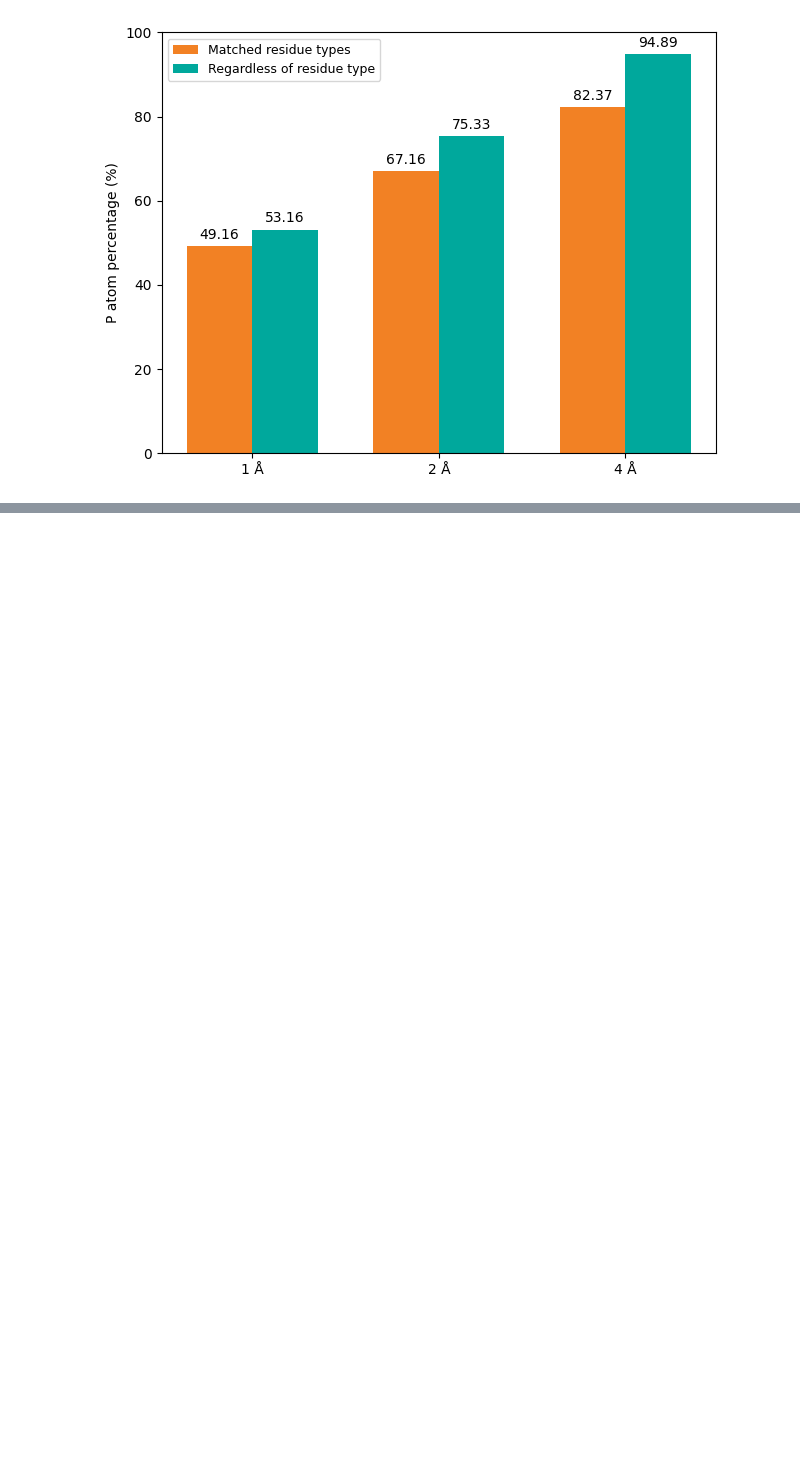
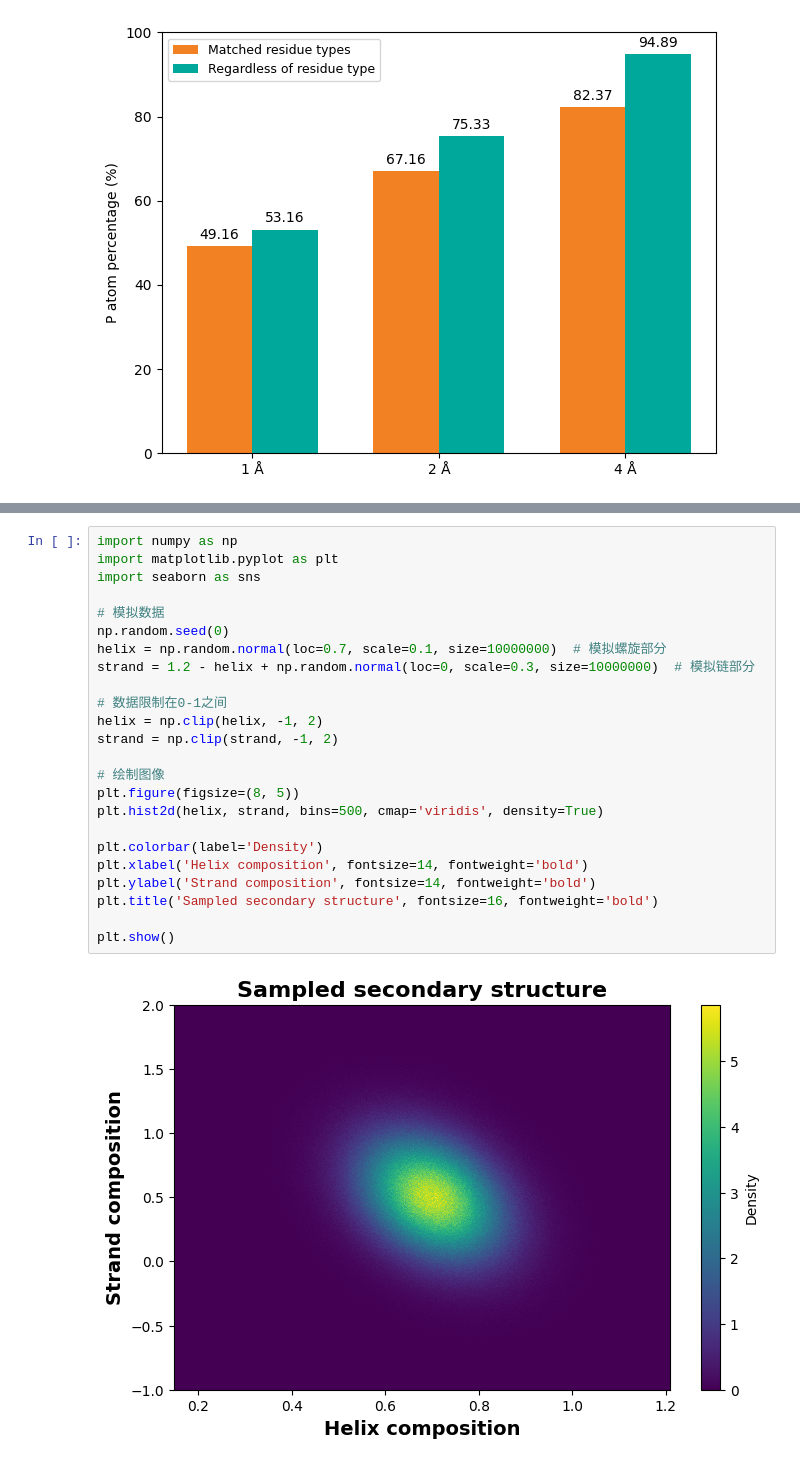
Before and after one commit to DoraemonXia/AI-Geometric-Drug-Design, a Jupyter notebook: draw.ipynb, the cells around one changed output, grey strips where cells are left out. Drawn from its saved outputs; the diff is of its cells as text; blank space fills up the shorter version.

```diff
--- a/draw.ipynb
+++ b/draw.ipynb
@@ -49,0 +76,26 @@ Matplotlib is building the font cache; this may take a moment.
+# %%
+import numpy as np
+import matplotlib.pyplot as plt
+import seaborn as sns
+
+# 模拟数据
+np.random.seed(0)
+helix = np.random.normal(loc=0.7, scale=0.1, size=10000000)  # 模拟螺旋部分
+strand = 1.2 - helix + np.random.normal(loc=0, scale=0.3, size=10000000)  # 模拟链部分
+
+# 数据限制在0-1之间
+helix = np.clip(helix, -1, 2)
+strand = np.clip(strand, -1, 2)
+
+# 绘制图像
+plt.figure(figsize=(8, 5))
+plt.hist2d(helix, strand, bins=500, cmap='viridis', density=True)
+
+plt.colorbar(label='Density')
+plt.xlabel('Helix composition', fontsize=14, fontweight='bold')
+plt.ylabel('Strand composition', fontsize=14, fontweight='bold')
+plt.title('Sampled secondary structure', fontsize=16, fontweight='bold')
+
+plt.show()
+# %% [output]
+[figure, added]
```
Also changed, not shown: parts of 1 cell of this notebook.
